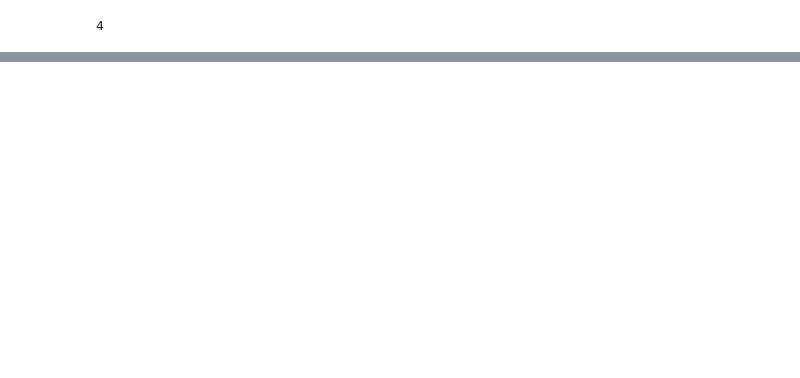
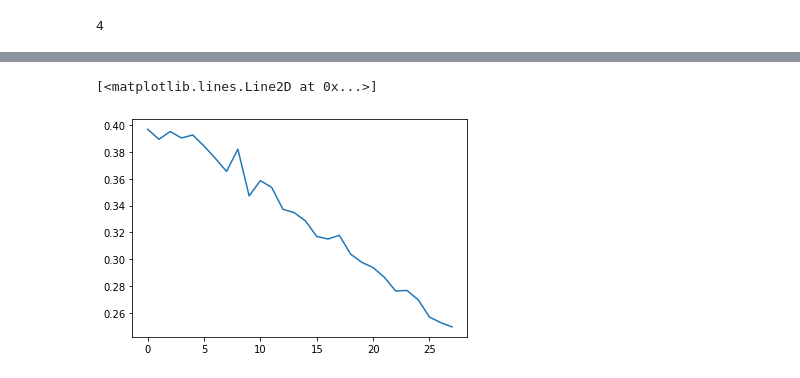
Before and after one commit to cemeterysummoning/fruse, a Jupyter notebook: from_scratch.ipynb, the cells around one changed output, grey strips where cells are left out. Saved outputs shown, nothing was run; the diff lists cells and outputs as text; code cells hidden in the pictures; blank space fills up the shorter version.

Commit message:
plotting and looping

```diff
--- a/from_scratch.ipynb
+++ b/from_scratch.ipynb
@@ -114,9 +113,8 @@ def cost_across_x(num_qubits, x, y, angles):
     cost_count = count_costs(x, y, angles, measured)
     return cost_count
 
-def optimize_angles(angles, cost, x_values, y_values, num_qubits, delta=0.1):
+def optimize_angles(angles, cost, x_values, y_values, num_qubits, delta=0.1, learning_rate=0.5):
     new_angles = []
-    new_cost = cost
 
     for i in range(len(angles)):
         step_up = [j for j in angles]
@@ -128,12 +126,15 @@ def optimize_angles(angles, cost, x_values, y_values, num_qubits, delta=0.1):
         cost_up = cost_across_x(num_qubits, x_values, y_values, step_up)
         cost_down = cost_across_x(num_qubits, x_values, y_values, step_down)
 
-        if cost_up < new_cost:
-            new_cost = cost_up
-            new_angles = [angle for angle in step_up]
-        if cost_down < new_cost:
-            new_cost = cost_down
-            new_angles = [angle for angle in step_down]
+        angle_delta = (cost_up - cost_down) / (2 * delta)
+        new_angles.append(angles[i] - delta * angle_delta)
+        # if cost_up < new_cost:
+        #     new_cost = cost_up
+        #     new_angles = [angle for angle in step_up]
+        # if cost_down < new_cost:
+        #     new_cost = cost_down
+        #     new_angles = [angle for angle in step_down]
+    new_cost = cost_across_x(num_qubits, x_values, y_values, new_angles)
 
     return new_angles, new_cost
 # %%
@@ -160,7 +161,16 @@ for i in range(len(x)):
     measured.append(rotation(num_qubits, initial_angles, qc))
 
 cost = count_costs(x, y, initial_angles, measured)
-print(cost)
+1
+costs = [cost]
+angles = [initial_angles]
 
-optimize_angles(initial_angles, cost, x, y, num_qubits)
+print(f"initial parameters and costs: ({initial_angles}, {cost})")
+i = 0
+while costs[-1] > 0.25:
+    current_angles, current_cost = optimize_angles(angles[-1], costs[-1], x, y, num_qubits)
+    angles.append(current_angles)
+    costs.append(current_cost)
+    print(f"Iteration {i}: ({current_angles}, {current_cost})")
+    i += 1
 # %% [output]
@@ -168,0 +195,10 @@ optimize_angles(initial_angles, cost, x, y, num_qubits)
+# %%
+import matplotlib.pyplot as plt
+
+x = [cost for cost in costs]
+y = [i for i in range(len(x))]
+
+plt.plot(y, x)
+# %% [output]
+[<matplotlib.lines.Line2D at 0x...>]
+[figure, added]
```
Also changed, not shown: parts of 2 cells of this notebook.
